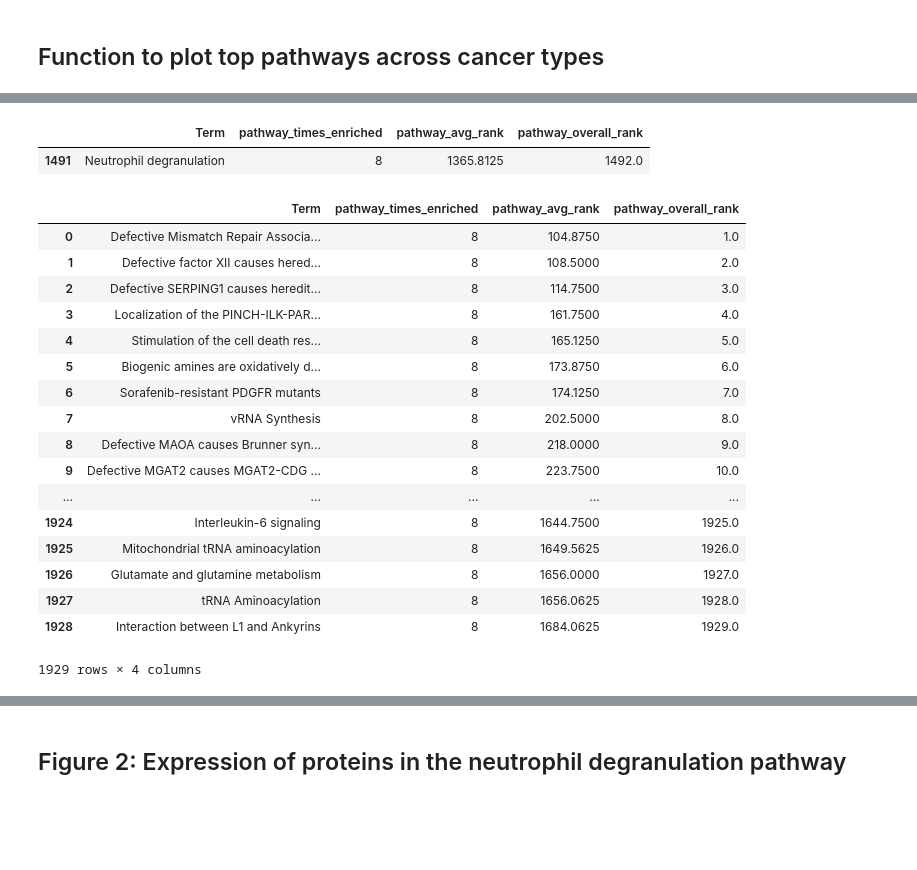
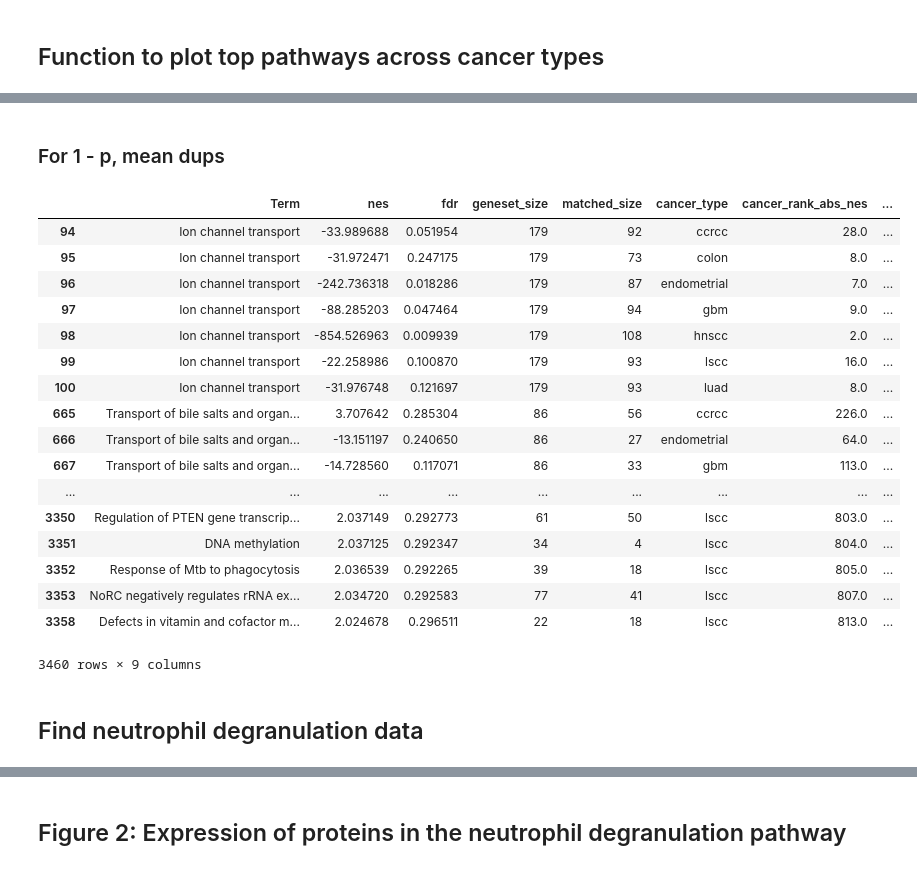
Before and after one commit to caleb-lindgren/scratchpad, a Jupyter notebook: pancancer_enrichment/10_visualize_results_gseapy_prerank.ipynb, the cells around one changed output, grey strips where cells are left out. Saved outputs shown, nothing was run; the diff lists cells and outputs as text; code cells hidden in the pictures; blank space fills up the shorter version.

```diff
--- a/pancancer_enrichment/10_visualize_results_gseapy_prerank.ipynb
+++ b/pancancer_enrichment/10_visualize_results_gseapy_prerank.ipynb
@@ -237 +330,38 @@ enrich = plot_top_ten(STEP09_FILE_PATH, STEP01_FILE_PATH, "Reactome data - prera
+# %% [markdown]
+### For 1 - p, mean dups
+# %%
+plot, raw_enrich, expr, enrich_sum = plot_top_ten(
+    STEP12_FILE_PATH,
+    STEP01_FILE_PATH,
+    "Reactome data - prerank",
+    fdr=0.3
+)
+
+raw_enrich[raw_enrich["fdr"] < 0.3].\
+    sort_values(
+        by=["pathway_times_enriched", "pathway_avg_rank", "Term", "cancer_type"],
+        ascending=[False, True, True, True]
+    ).\
+    drop(columns=["es", "pval", "abs_nes", "genes", "ledge_genes"])
+# %% [output]
+|  | Term | nes | fdr | geneset_size | matched_size | cancer_type | cancer_rank_abs_nes | ... |
+| 94 | Ion channel transport | -33.989688 | 0.051954 | 179 | 92 | ccrcc | 28.0 | ... |
+| 95 | Ion channel transport | -31.972471 | 0.247175 | 179 | 73 | colon | 8.0 | ... |
+| 96 | Ion channel transport | -242.736318 | 0.018286 | 179 | 87 | endometrial | 7.0 | ... |
+| 97 | Ion channel transport | -88.285203 | 0.047464 | 179 | 94 | gbm | 9.0 | ... |
+| 98 | Ion channel transport | -854.526963 | 0.009939 | 179 | 108 | hnscc | 2.0 | ... |
+| 99 | Ion channel transport | -22.258986 | 0.100870 | 179 | 93 | lscc | 16.0 | ... |
+| 100 | Ion channel transport | -31.976748 | 0.121697 | 179 | 93 | luad | 8.0 | ... |
+| 665 | Transport of bile salts and organ... | 3.707642 | 0.285304 | 86 | 56 | ccrcc | 226.0 | ... |
+| 666 | Transport of bile salts and organ... | -13.151197 | 0.240650 | 86 | 27 | endometrial | 64.0 | ... |
+| 667 | Transport of bile salts and organ... | -14.728560 | 0.117071 | 86 | 33 | gbm | 113.0 | ... |
+| ... | ... | ... | ... | ... | ... | ... | ... | ... |
+| 3350 | Regulation of PTEN gene transcrip... | 2.037149 | 0.292773 | 61 | 50 | lscc | 803.0 | ... |
+| 3351 | DNA methylation | 2.037125 | 0.292347 | 34 | 4 | lscc | 804.0 | ... |
+| 3352 | Response of Mtb to phagocytosis | 2.036539 | 0.292265 | 39 | 18 | lscc | 805.0 | ... |
+| 3353 | NoRC negatively regulates rRNA ex... | 2.034720 | 0.292583 | 77 | 41 | lscc | 807.0 | ... |
+| 3358 | Defects in vitamin and cofactor m... | 2.024678 | 0.296511 | 22 | 18 | lscc | 813.0 | ... |
+3460 rows × 9 columns
+# %% [markdown]
+## Find neutrophil degranulation data
 # %%
@@ -250,26 +385,0 @@ enrich = enrich.merge(
-# %%
-enrich[enrich["Term"] == "Neutrophil degranulation"]
-# %% [output]
-|  | Term | pathway_times_enriched | pathway_avg_rank | pathway_overall_rank |
-| 1491 | Neutrophil degranulation | 8 | 1365.8125 | 1492.0 |
-# %%
-enrich
-# %% [output]
-|  | Term | pathway_times_enriched | pathway_avg_rank | pathway_overall_rank |
-| 0 | Defective Mismatch Repair Associa... | 8 | 104.8750 | 1.0 |
-| 1 | Defective factor XII causes hered... | 8 | 108.5000 | 2.0 |
-| 2 | Defective SERPING1 causes heredit... | 8 | 114.7500 | 3.0 |
-| 3 | Localization of the PINCH-ILK-PAR... | 8 | 161.7500 | 4.0 |
-| 4 | Stimulation of the cell death res... | 8 | 165.1250 | 5.0 |
-| 5 | Biogenic amines are oxidatively d... | 8 | 173.8750 | 6.0 |
-| 6 | Sorafenib-resistant PDGFR mutants | 8 | 174.1250 | 7.0 |
-| 7 | vRNA Synthesis | 8 | 202.5000 | 8.0 |
-| 8 | Defective MAOA causes Brunner syn... | 8 | 218.0000 | 9.0 |
-| 9 | Defective MGAT2 causes MGAT2-CDG ... | 8 | 223.7500 | 10.0 |
-| ... | ... | ... | ... | ... |
-| 1924 | Interleukin-6 signaling | 8 | 1644.7500 | 1925.0 |
-| 1925 | Mitochondrial tRNA aminoacylation | 8 | 1649.5625 | 1926.0 |
-| 1926 | Glutamate and glutamine metabolism | 8 | 1656.0000 | 1927.0 |
-| 1927 | tRNA Aminoacylation | 8 | 1656.0625 | 1928.0 |
-| 1928 | Interaction between L1 and Ankyrins | 8 | 1684.0625 | 1929.0 |
-1929 rows × 4 columns
```
Also changed, not shown: parts of 13 cells of this notebook, 17 other files.
